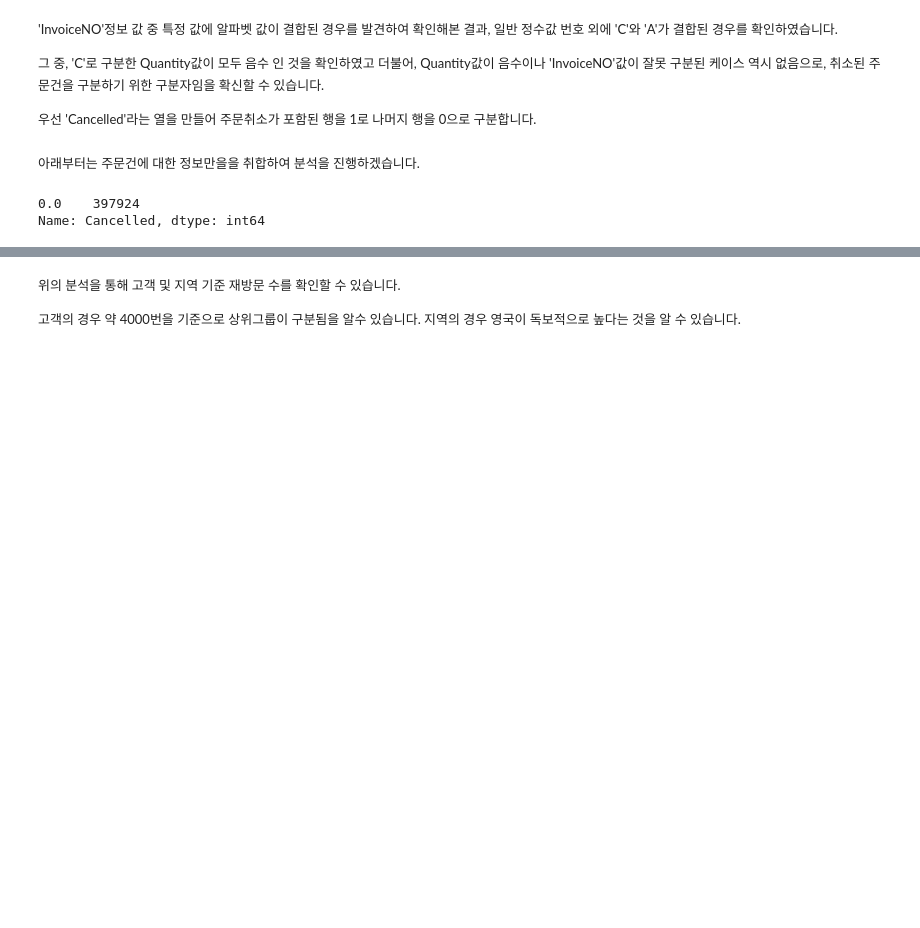
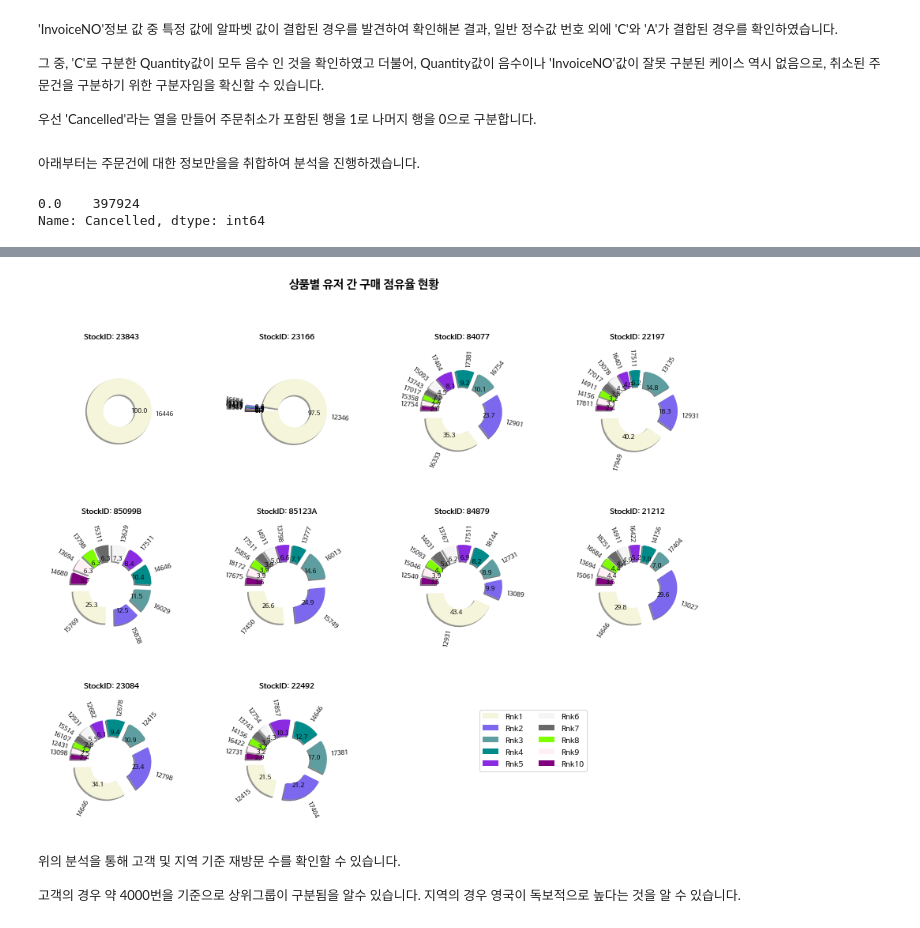
Before and after one commit to mwithgod3952/Conquering-Kaggle-s-challenge, a Jupyter notebook: Marketing_Analytics_Cohort_Analysis.ipynb, the cells around one changed output, grey strips where cells are left out. Drawn from its saved outputs; the diff is of its cells as text; code cells hidden in the pictures; blank space fills up the shorter version.

```diff
--- a/Marketing_Analytics_Cohort_Analysis.ipynb
+++ b/Marketing_Analytics_Cohort_Analysis.ipynb
@@ -209,4 +260,4 @@ Name: Cancelled, dtype: int64
 _df1 = _df1[~ _df1['StockCode'].str.contains("^[a-zA-Z]")]
 _df1.loc[:, 'Description'] = list(_df1.Description.str.lower())
 # %%
-_df1 = _df1[_df1.UnitPrice > 0]
+_df1 = _df1[_df1.UnitPrice > 0].reset_index(drop=True)
@@ -233,0 +291,7 @@ plt.show()
+# %%
+contryDF = pd.read_csv(f'{wp}/contry_code.csv').iloc[:, 1:] # contryDF.to_csv(f'{wp}/contry_code.csv')
+# %%
+contryDF = contryDF.drop_duplicates([x for x in contryDF.columns if x.startswith('T') or x.startswith('F')],keep= 'last').reset_index(drop=True).copy()
+_df1['Country_lower'] = _df1['Country'].str.lower(); contryDF['Country_lower'] = contryDF['Fullname'].str.lower()
+F_columns = sum([_df1.columns.tolist(), [x for x in contryDF.columns if x.startswith('T')]], [])
+_df1 = pd.merge(_df1, contryDF, on='Country_lower', how='left').loc[:, F_columns].copy()
@@ -234,3 +407,62 @@ plt.show()
+# %%
+active_stock = _df1.groupby('StockCode').Quantity.sum().sort_values(ascending=False).head(10).index
+fig, axes = plt.subplots(3, 4, figsize=(15, 15), facecolor='#FFFFFF', sharex=True, sharey=True);
+for axi in [2, 3]:
+    fig.delaxes(ax= axes[2, axi])
+
+'''
+    * pon: pick_out_number
+    * c_rank:
+'''
+
+_, c_rank = zip(*matplotlib.colors.cnames.items())
+pon = 10
+max_id_len = max([len(_df1[_df1.StockCode == x].CustomerID.unique()) for x in active_stock])
+if max_id_len > pon:
+    top_n = 10
+else:
+    top_n = max_id_len
+
+random.seed(2001); c_rank = random.sample(c_rank, top_n)
+i = 0
+for st_c in active_stock:
+    sorted = _df1[_df1.StockCode == st_c].groupby('CustomerID').Quantity.sum()
+    if len(sorted) > top_n:
+        n = top_n
+    else:
+        n = len(sorted)
+
+    c_rankSUB = c_rank[ :n]
+    ax  = axes[i // 4, i % 4]
+    row = sorted.sort_values(ascending=False).head(n)
+    ax.pie(
+        row, labels = pd.Series(row.index).apply(lambda x: str(int(x))),
+        colors=c_rankSUB,
+        autopct = '%4.1f',
+        textprops={'fontsize': 8},
+        radius = .6,
+        startangle= 180,
+        wedgeprops=dict(width=.3),
+        shadow = True,
+        rotatelabels=True,
+        explode = [np.float(0.15) for x in range(n)]
+    )
+    ax.set_title(f"StockID: {st_c}", fontweight='bold', fontsize=10)
+    ax.set_ylabel("")
+
+    legend = plt.legend([f'Rnk{x}' for x in range(1, 11)],
+                        bbox_to_anchor=(1.9, .9),
+                        loc='upper left',
+                        ncol=2,
+                        prop={'size': 10},
+                        fancybox=True)
+
+    i += 1
+fig.subplots_adjust(wspace=.3)
+title = fig.suptitle('상품별 유저 간 구매 점유율 현황', y=.95, fontweight='bold', fontsize=15)
+plt.subplots_adjust(bottom=0.3)
+# %% [output]
+[figure, added]
 # %% [markdown]
 <font size = 2>위의 분석을 통해 고객 및 지역 기준 재방문 수를 확인할 수 있습니다.</font>
 
```
Also changed, not shown: parts of 29 cells of this notebook.
